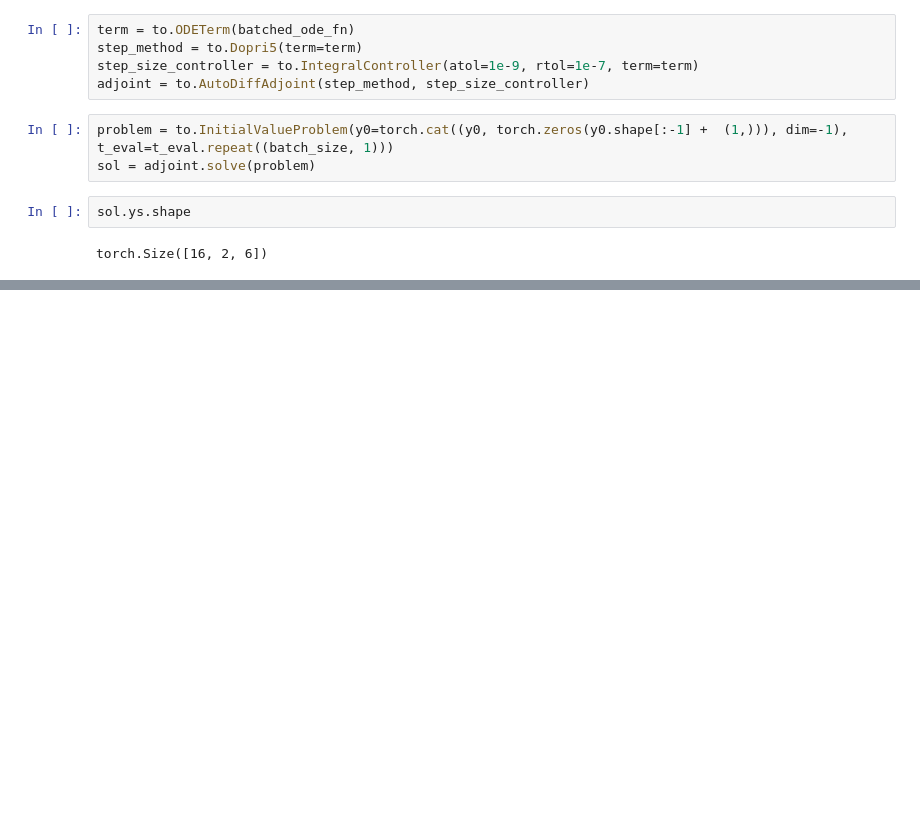
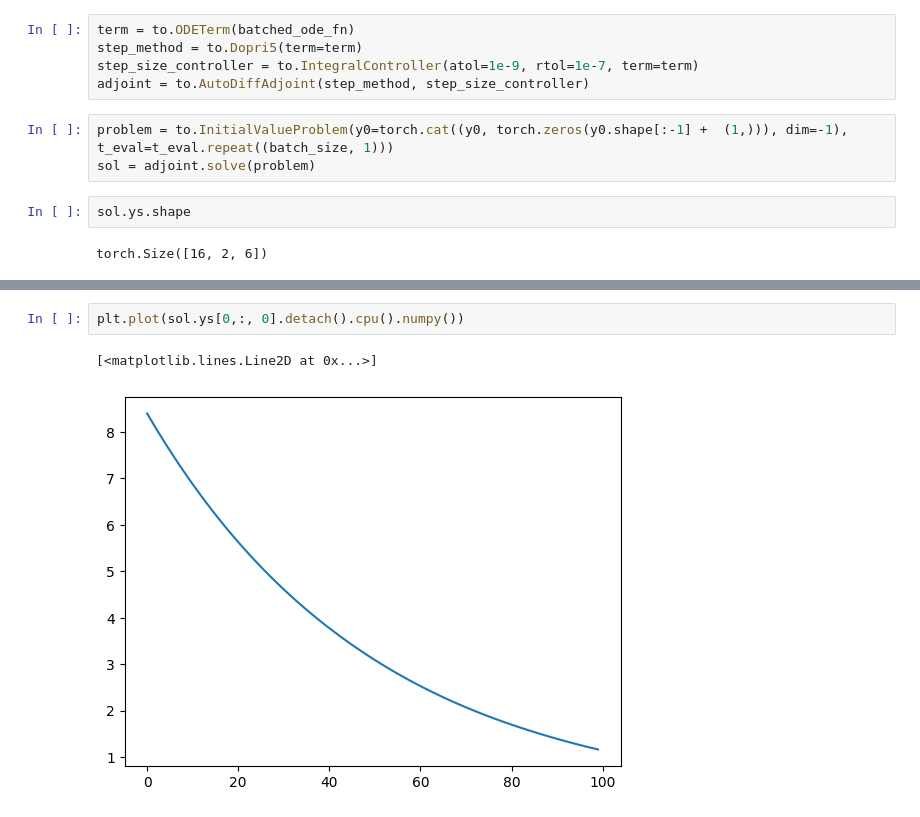
Before and after one commit to EthanZ0524/boltz-likelihoods, a Jupyter notebook: notebooks/parallel_ode.ipynb, the cells around one changed output, grey strips where cells are left out. Saved outputs shown, nothing was run; the diff lists cells and outputs as text; blank space fills up the shorter version.

```diff
--- a/notebooks/parallel_ode.ipynb
+++ b/notebooks/parallel_ode.ipynb
@@ -86,0 +312,5 @@ Analytical JVP: tensor([-3.3397, -0.5751, -1.4779, -1.0123, -0.0532])
+# %%
+plt.plot(sol.ys[0,:, 0].detach().cpu().numpy())
+# %% [output]
+[<matplotlib.lines.Line2D at 0x...>]
+[figure, added]
```
Also changed, not shown: parts of 12 cells of this notebook, 1 other file.
